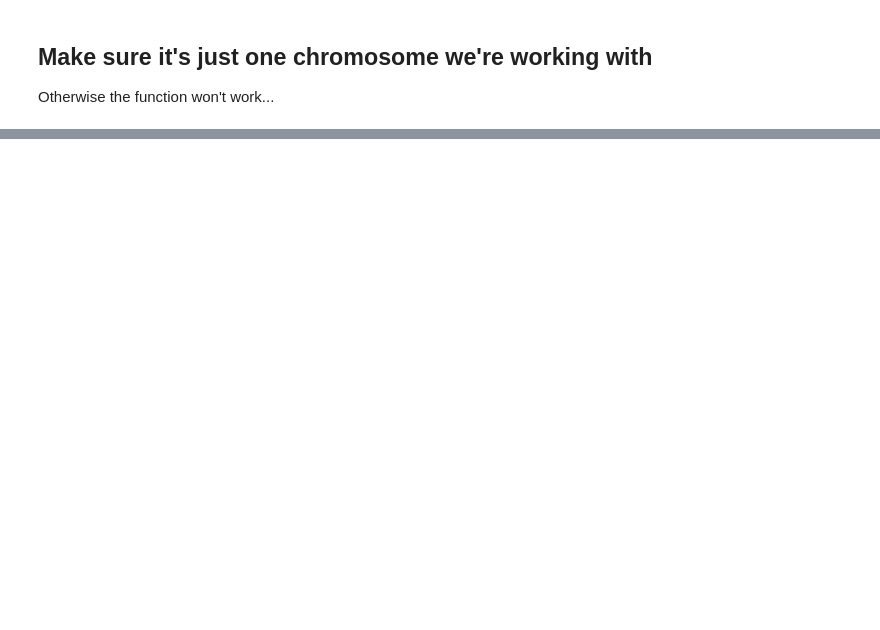
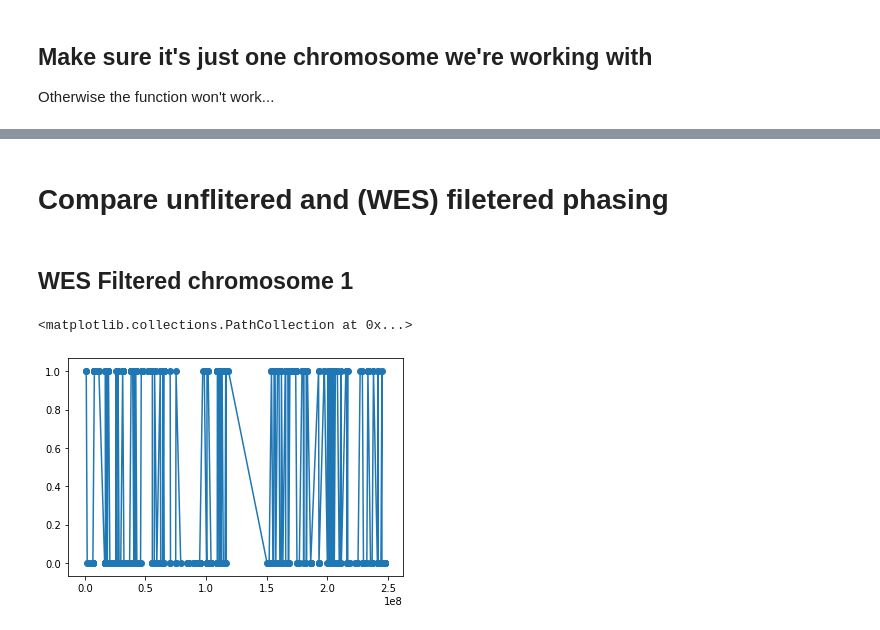
Before and after one commit to kharchenkolab/pysccnv, a Jupyter notebook: Eagle2_benchmark.ipynb, the cells around one changed output, grey strips where cells are left out. Cells and saved outputs as stored; diff of their text form; code cells hidden in the pictures; blank space fills up the shorter version.

```diff
--- a/Eagle2_benchmark.ipynb
+++ b/Eagle2_benchmark.ipynb
@@ -1093,0 +1173,11 @@ make_plots(phase_errors_WES, 20, 10**7)
+# %% [markdown]
+# Compare unflitered and (WES) filetered phasing
+# %% [markdown]
+## WES Filtered chromosome 1
+# %%
+x, y = zip(*[(j, k) for (i, j), k in phase_errors_WES.items()])
+plt.plot(x, y)
+plt.scatter(x, y)
+# %% [output]
+<matplotlib.collections.PathCollection at 0x...>
+[figure, added]
```
Also changed, not shown: parts of 56 cells of this notebook.
